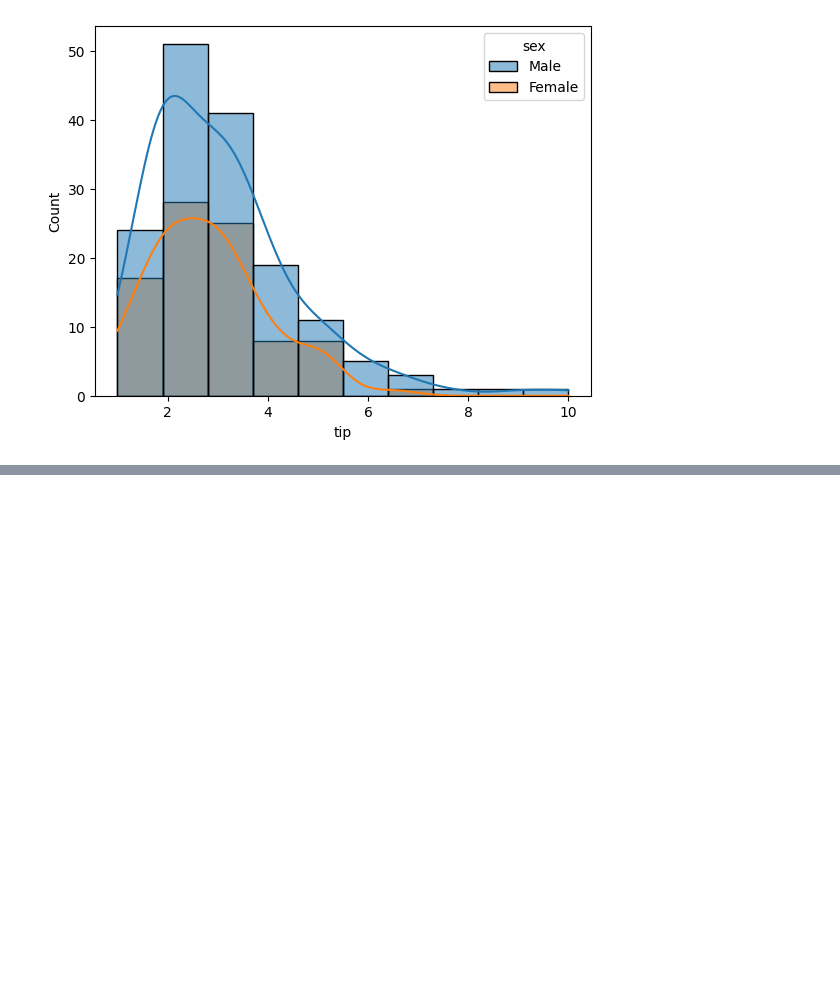
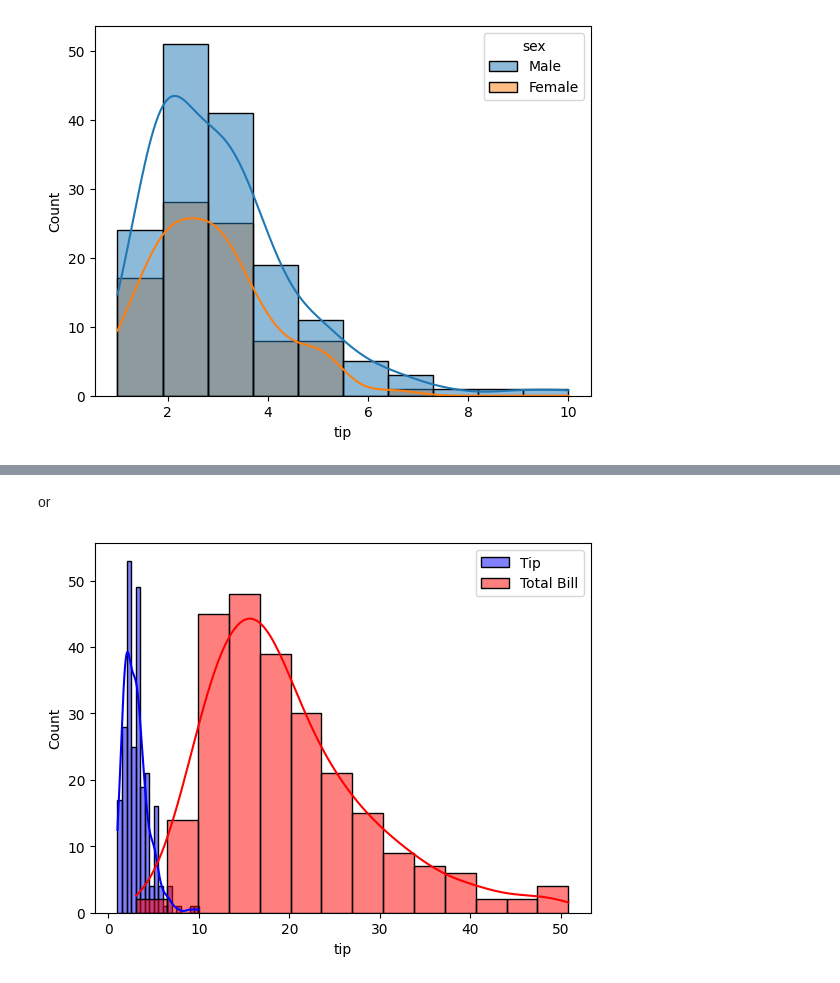
Before and after one commit to MithunKumarRajak/Machine-Learning, a Jupyter notebook: Seaborn/Distribution_Plots.ipynb, the cells around one changed output, grey strips where cells are left out. Cells and saved outputs as stored; diff of their text form; code cells hidden in the pictures; blank space fills up the shorter version.

```diff
--- a/Seaborn/Distribution_Plots.ipynb
+++ b/Seaborn/Distribution_Plots.ipynb
@@ -68,0 +74,8 @@ plt.show()
+# %% [markdown]
+or
+# %%
+sns.histplot(x="tip", data=data, kde=True, color="blue", label="Tip")
+sns.histplot(x="total_bill", data=data, kde=True, color="red", label="Total Bill")
+plt.show()
+# %% [output]
+[figure, added]
```
Also changed, not shown: parts of 7 cells of this notebook.
